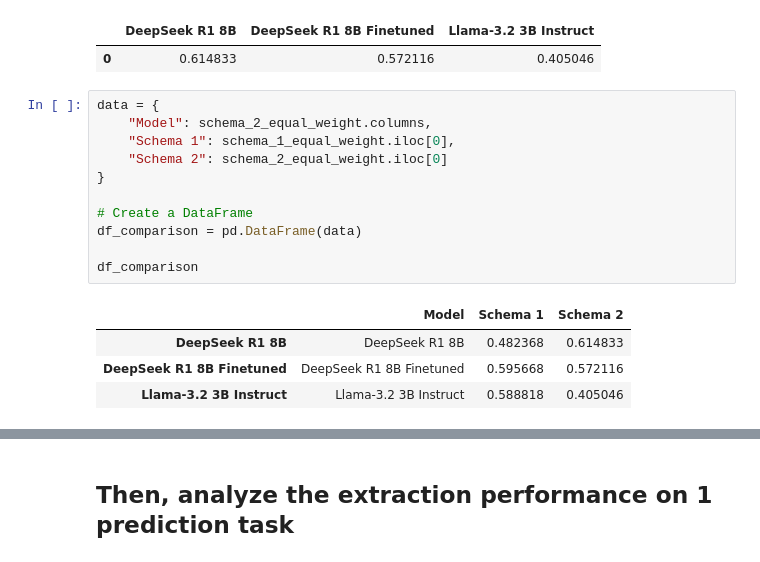
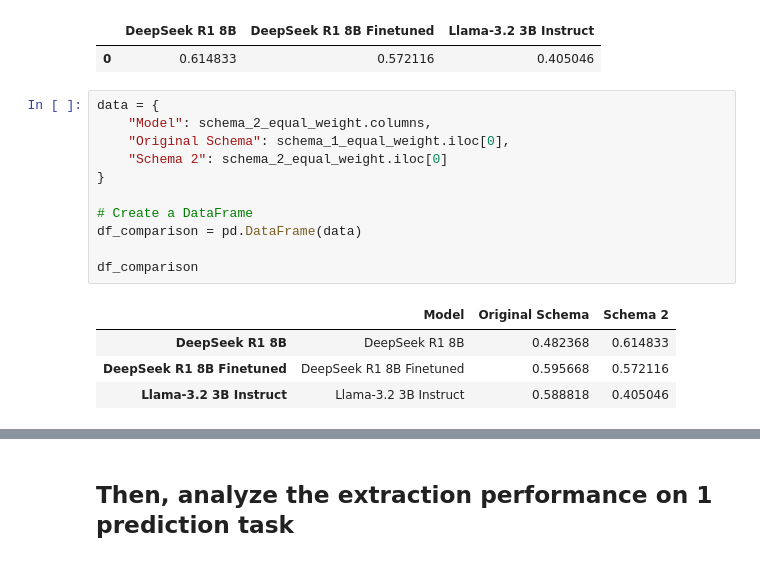
Before and after one commit to kanggunh/DSC180_B11_Q2, a Jupyter notebook: figures_visualization/evaluation.ipynb, the cells around one changed output, grey strips where cells are left out. Cells and saved outputs as stored; diff of their text form.

```diff
--- a/figures_visualization/evaluation.ipynb
+++ b/figures_visualization/evaluation.ipynb
@@ -122,16 +122,16 @@ schema_2_equal_weight
 # %%
 data = {
     "Model": schema_2_equal_weight.columns,
-    "Schema 1": schema_1_equal_weight.iloc[0],
+    "Original Schema": schema_1_equal_weight.iloc[0],
     "Schema 2": schema_2_equal_weight.iloc[0]
 }
 
 # Create a DataFrame
 df_comparison = pd.DataFrame(data)
 
 df_comparison
 # %% [output]
-|  | Model | Schema 1 | Schema 2 |
+|  | Model | Original Schema | Schema 2 |
 | DeepSeek R1 8B | DeepSeek R1 8B | 0.482368 | 0.614833 |
 | DeepSeek R1 8B Finetuned | DeepSeek R1 8B Finetuned | 0.595668 | 0.572116 |
 | Llama-3.2 3B Instruct | Llama-3.2 3B Instruct | 0.588818 | 0.405046 |
```
Also changed, not shown: parts of 10 cells of this notebook.
